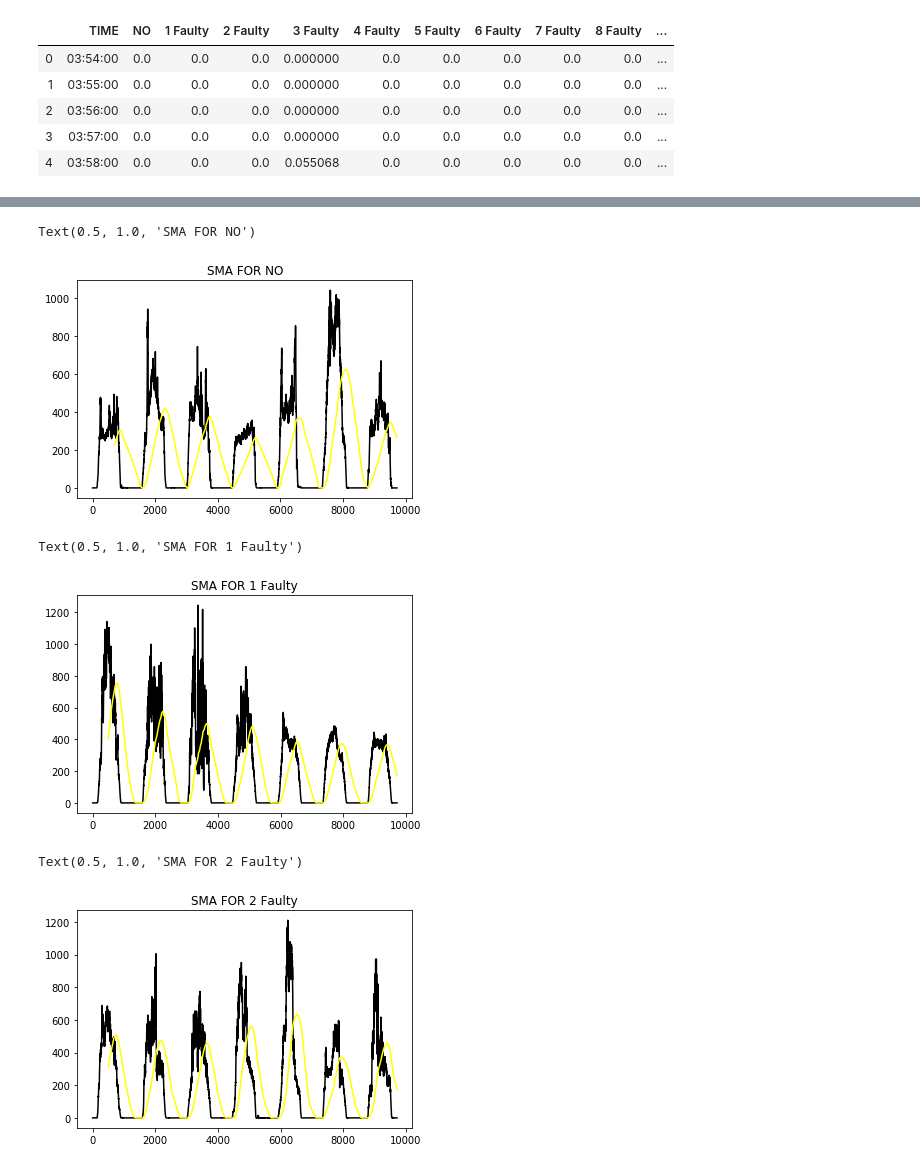
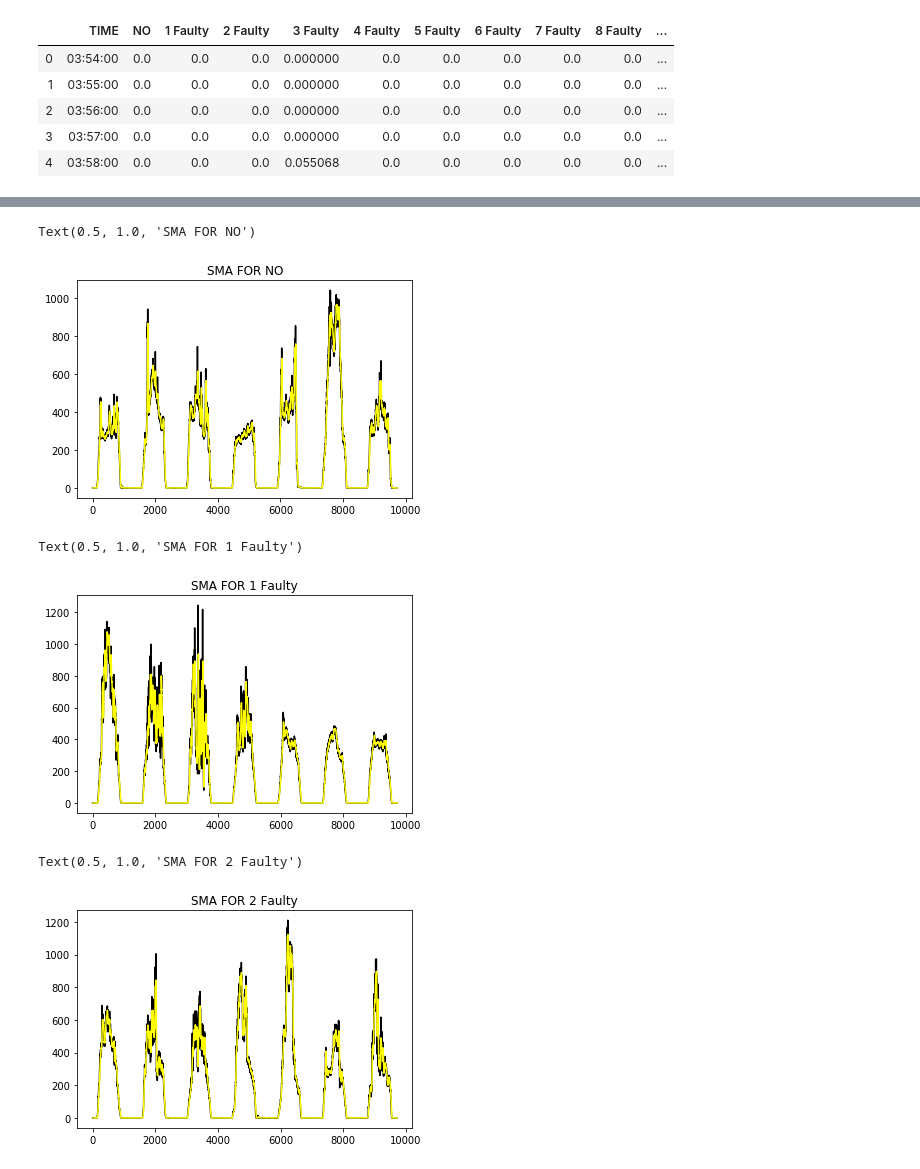
Before and after one commit to u1353279/SMA-on-our-data, a Jupyter notebook: SMA on our dataset.ipynb, the cells around one changed output, grey strips where cells are left out. Cells and saved outputs as stored; diff of their text form; code cells hidden in the pictures.

```diff
--- a/SMA on our dataset.ipynb
+++ b/SMA on our dataset.ipynb
@@ -23,24 +21,24 @@ plt.figure(figsize=(10,10))
 # %%
-moving_avg = df["NO"].rolling(500).mean()
+moving_avg = df["NO"].rolling(15).mean()
 plt.plot(df["NO"],color='black')
 plt.plot(moving_avg, color='yellow')
 plt.title("SMA FOR NO")
 # %% [output]
 Text(0.5, 1.0, 'SMA FOR NO')
-[figure, old version]
+[figure, new version]
 # %%
-moving_avg = df["1 Faulty"].rolling(500).mean()
+moving_avg = df["1 Faulty"].rolling(15).mean()
 plt.plot(df["1 Faulty"],color='black')
 plt.plot(moving_avg, color='yellow')
 plt.title("SMA FOR 1 Faulty")
 # %% [output]
 Text(0.5, 1.0, 'SMA FOR 1 Faulty')
-[figure, old version]
+[figure, new version]
 # %%
-moving_avg = df["2 Faulty"].rolling(500).mean()
+moving_avg = df["2 Faulty"].rolling(15).mean()
 plt.plot(df["2 Faulty"],color='black')
 plt.plot(moving_avg, color='yellow')
 plt.title("SMA FOR 2 Faulty")
 # %% [output]
 Text(0.5, 1.0, 'SMA FOR 2 Faulty')
-[figure, old version]
+[figure, new version]
```
Also changed, not shown: parts of 1 cell of this notebook.
